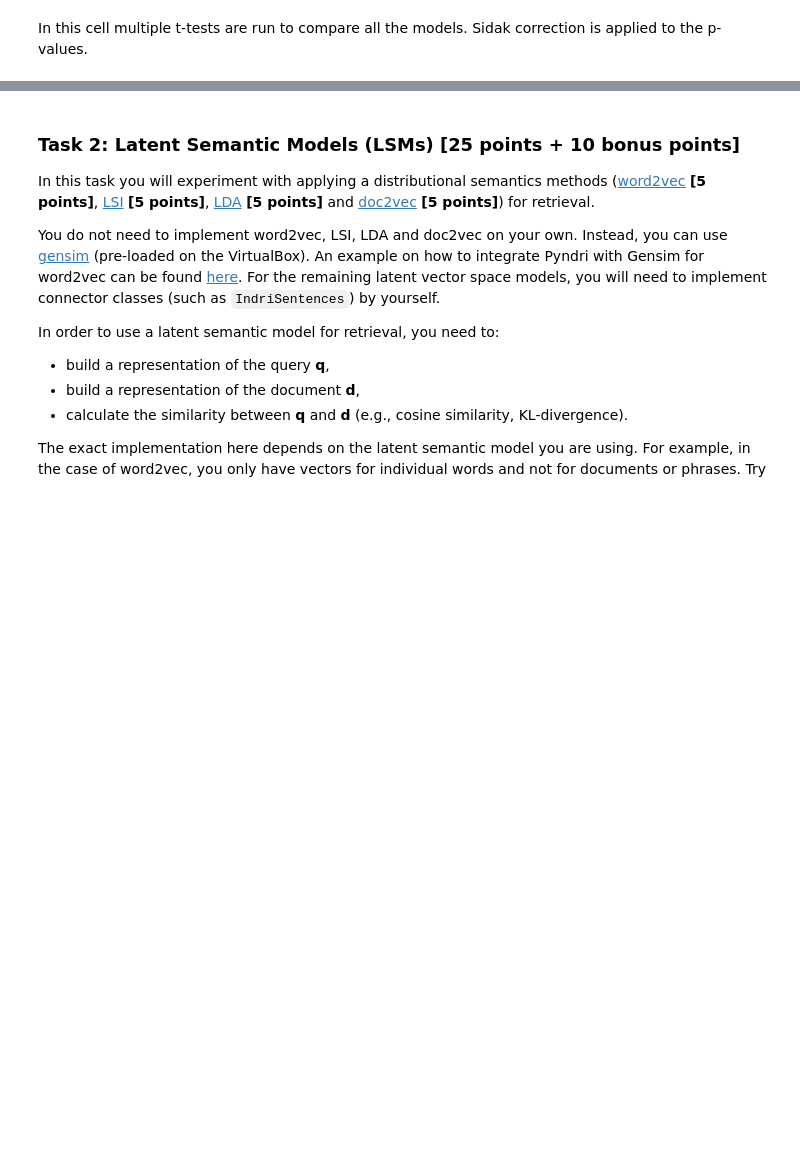
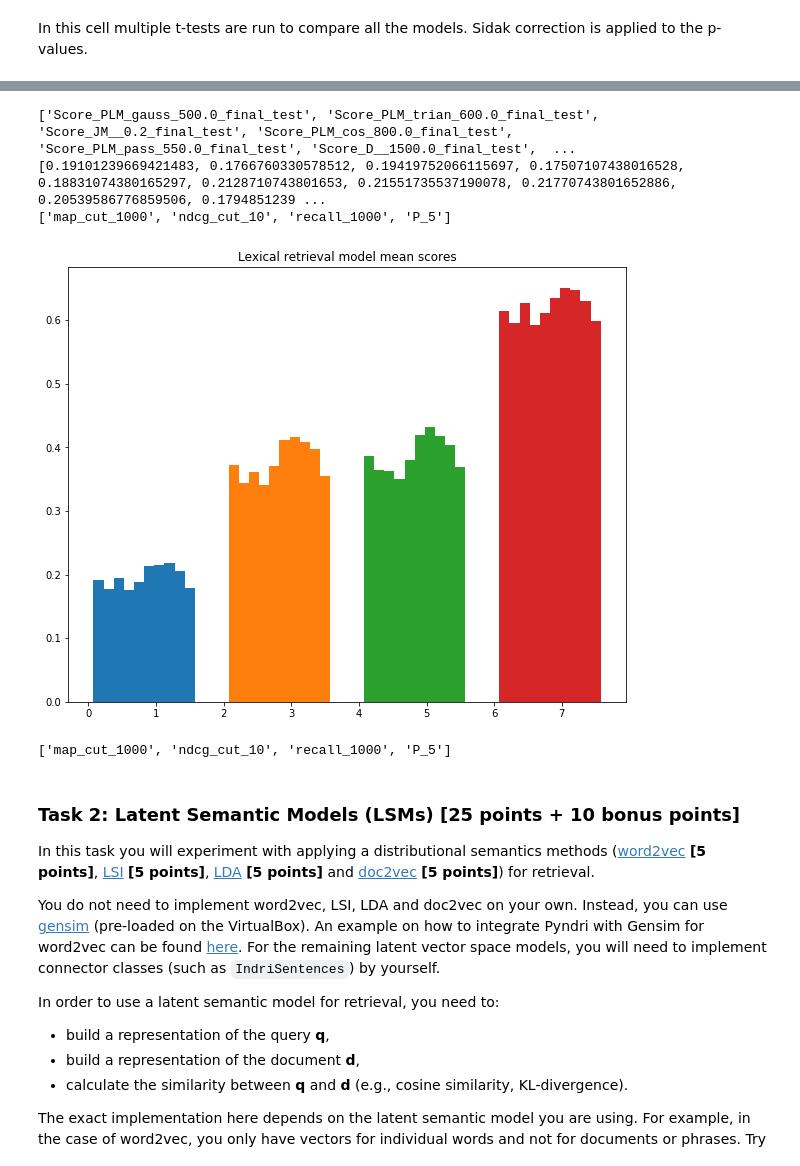
Before and after one commit to 0Gemini0/HW2, a Jupyter notebook: assignment.ipynb, the cells around one changed output, grey strips where cells are left out. Saved outputs shown, nothing was run; the diff lists cells and outputs as text; code cells hidden in the pictures; blank space fills up the shorter version.

```diff
--- a/assignment.ipynb
+++ b/assignment.ipynb
@@ -838,0 +841,2 @@ print(end-start)
+# %%
+score = scoring(termPos, docFreq, termFreq, colFreq, querFreq, docLen, colLen, querLen, avgDocLen, docWords, colWords, docs, queries,invIndex, "TF-IDF",False, False, 0)
@@ -1348 +1377,5 @@ Score_BM25__0_final_test and Score_D__1500.0_final_test do not differ significan
+# %%
+winCount = {}
+for model, comp in comparison.items():
+    winCount
 # %%
@@ -1406,3 +1459,52 @@ ValueError: could not convert string to float: 'ndcg_cut_10'
+# %%
+def plot_test_mean(means):
+    fig, ax = plt.subplots(figsize=(10,8))
+    plt.title("Lexical retrieval model mean scores")
+    i = 0
+    methods = []
+    models = []
+    maps = []
+    ndcg = []
+    prec = []
+    rec = []
+
+    for model, scores in means.items():
+        models.append(model)
+        for method, score in scores.items():
+            if method not in methods:
+                methods.append(method)
+            if method == "map_cut_1000":
+                maps.append(score)
+            elif method == "ndcg_cut_10":
+                ndcg.append(score)
+            elif method == "recall_1000":
+                rec.append(score)
+            else:
+                prec.append(score)
+
+    print(models)
+    print(maps)
+    print(methods)
+    w = []
+    ind2 = [2.0]*10
+    ind3 = [4.0]*10
+    ind4 = [6.0]*10
+    for i in range(10):
+        w.append(0.15*(i+1))
+    plt.bar(w,maps,width=0.15)
+    plt.bar([x + y for x, y in zip(w, ind2)],ndcg,0.15)
+    plt.bar([x + y for x, y in zip(w, ind3)],prec,0.15)
+    plt.bar([x + y for x, y in zip(w, ind4)],rec,0.15)
+    plt.show()
+    print(methods)
+
+plot_test_mean(mean)
+# %% [output]
+['Score_PLM_gauss_500.0_final_test', 'Score_PLM_trian_600.0_final_test', 'Score_JM__0.2_final_test', 'Score_PLM_cos_800.0_final_test', 'Score_PLM_pass_550.0_final_test', 'Score_D__1500.0_final_test',  ...
+[0.19101239669421483, 0.1766760330578512, 0.19419752066115697, 0.17507107438016528, 0.18831074380165297, 0.2128710743801653, 0.21551735537190078, 0.21770743801652886, 0.20539586776859506, 0.1794851239 ...
+['map_cut_1000', 'ndcg_cut_10', 'recall_1000', 'P_5']
+[figure, added]
+['map_cut_1000', 'ndcg_cut_10', 'recall_1000', 'P_5']
 # %% [markdown]
 ### Task 2: Latent Semantic Models (LSMs) [25 points + 10 bonus points] ###
 
```
Also changed, not shown: parts of 9 cells of this notebook.
